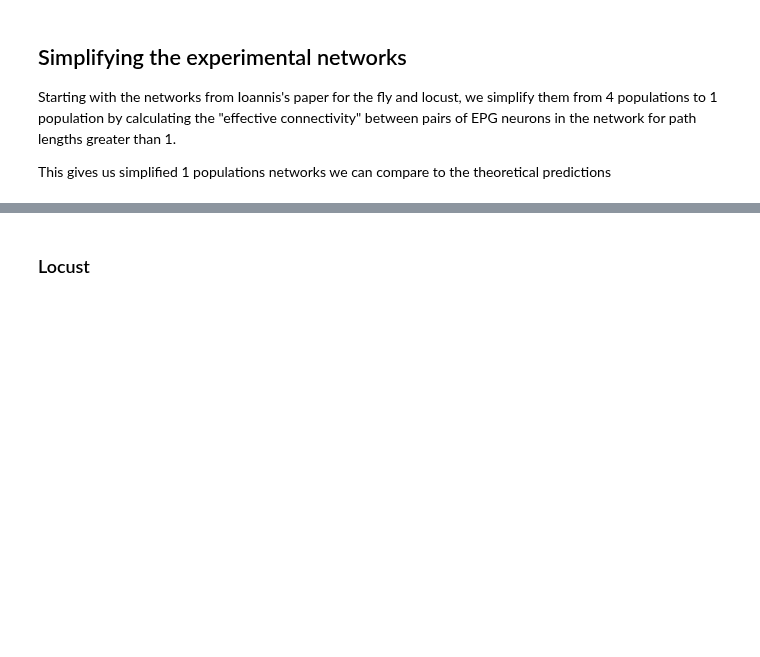
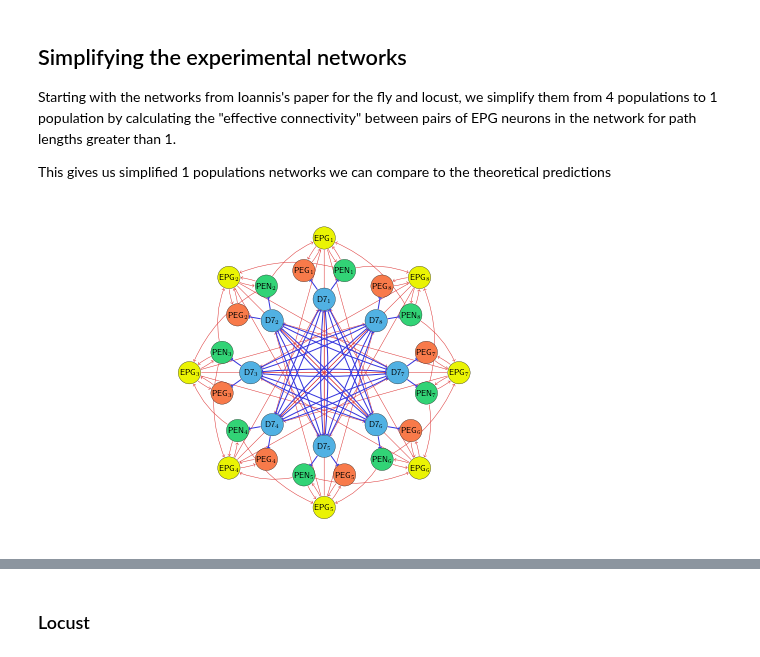
Before and after one commit to Dominic-DallOsto/insect-navigation-sinusoidal-optimality, a Jupyter notebook: insect network graph analysis.ipynb, the cells around one changed output, grey strips where cells are left out. Saved outputs shown, nothing was run; the diff lists cells and outputs as text; code cells hidden in the pictures; blank space fills up the shorter version.

```diff
--- a/insect network graph analysis.ipynb
+++ b/insect network graph analysis.ipynb
@@ -306,0 +304,4 @@ This gives us simplified 1 populations networks we can compare to the theoretica
+# %%
+draw_graph(locust_g)
+# %% [output]
+[figure, added]
```
Also changed, not shown: parts of 20 cells of this notebook, 22 other files.
